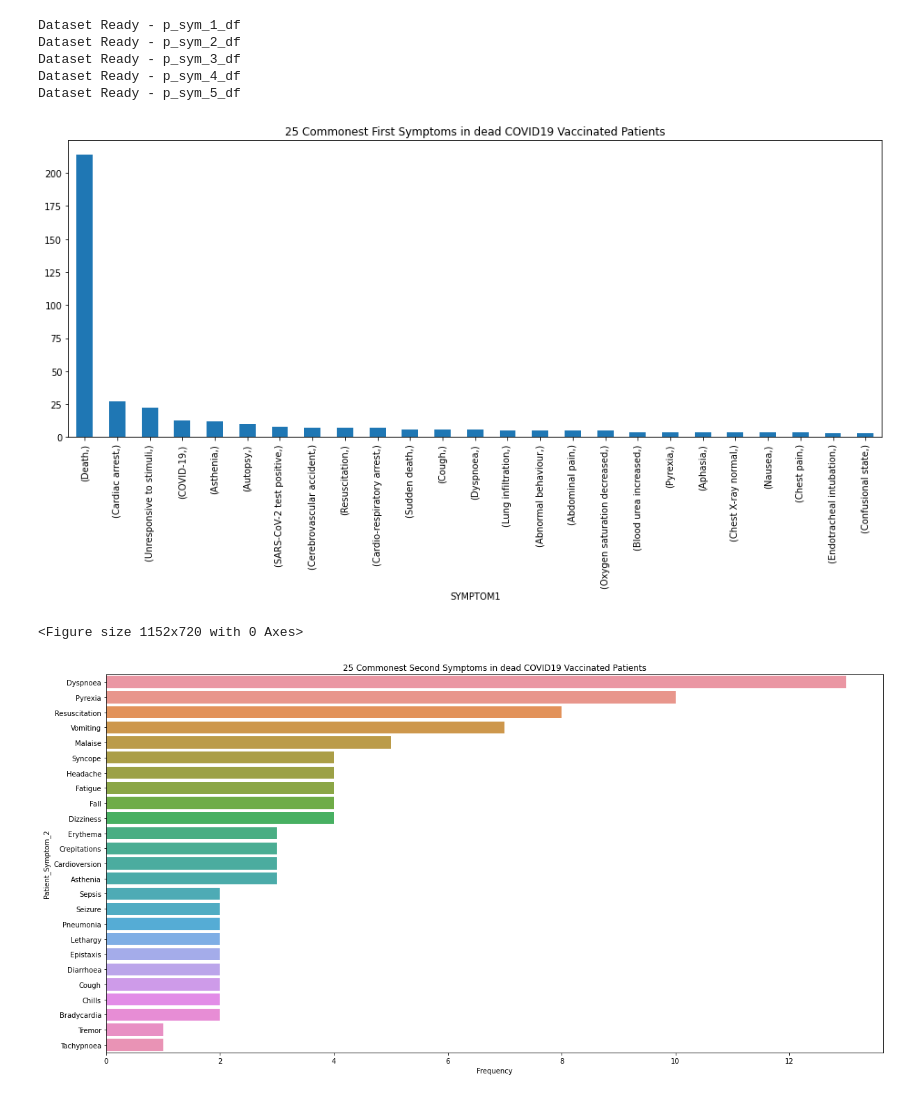
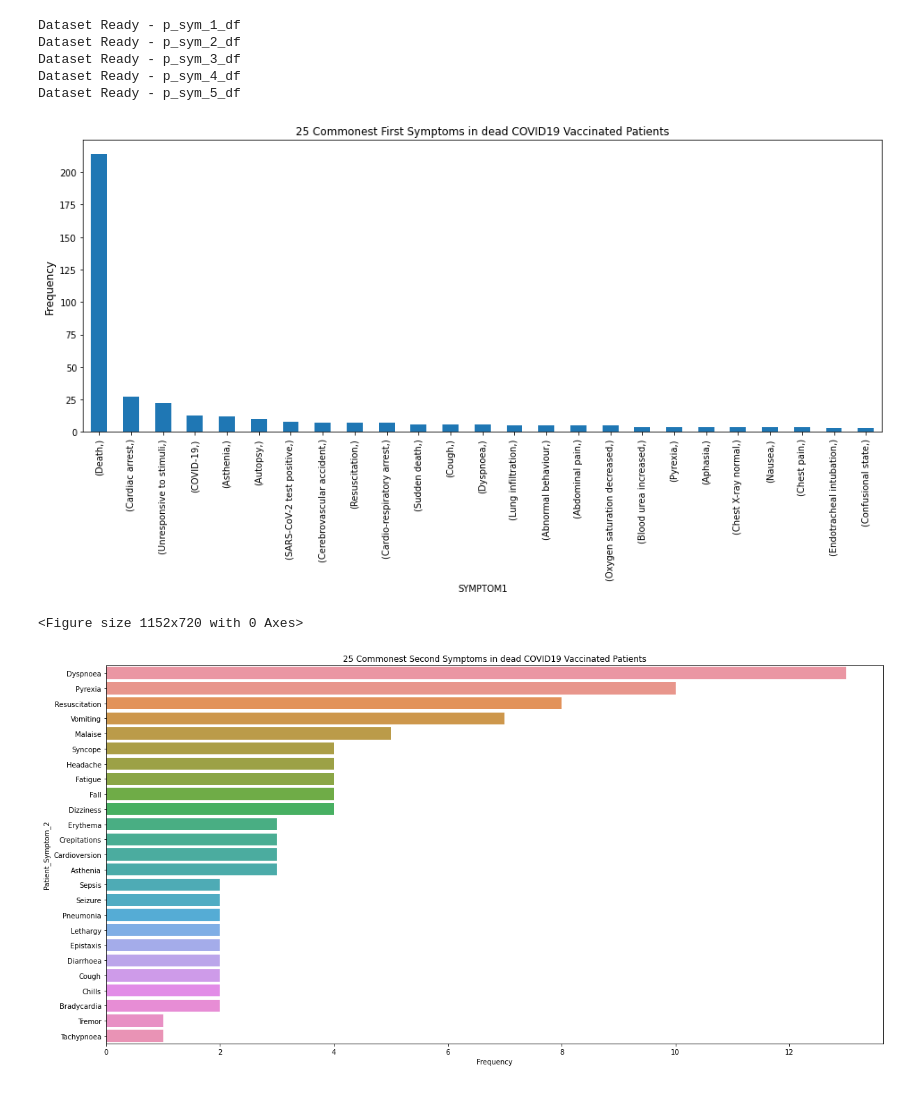
Before and after one commit to invest41/Studying_Reactions_to_Vaccines, a Jupyter notebook: Studying_Reactions_To_VACCINES.ipynb, the cells around one changed output. Saved outputs shown, nothing was run; the diff lists cells and outputs as text; code cells hidden in the pictures.

```diff
--- a/Studying_Reactions_To_VACCINES.ipynb
+++ b/Studying_Reactions_To_VACCINES.ipynb
@@ -426,16 +426,17 @@ Dataset Ready - p_sym_5_df
 # %%
 
 nb,nam = 1, 'first'
 plt.figure(figsize=(16,6))
 
 corona_vac_df[['SYMPTOM1']][new_df['DIED']==1].value_counts().head(25).plot.bar()
 
 
 plt.title(f'25 Commonest {nam.capitalize()} Symptoms in dead COVID19 Vaccinated Patients')
+plt.ylabel('Frequency', fontsize=12)
 plt.figure(figsize=(16,10))
 plt.savefig(f'commonest_{nam.lower()}_symptoms{nb}.png')
 # %% [output]
-[figure, old version]
+[figure, new version]
 <Figure size 1152x720 with 0 Axes>
 # %%
 
```
Also changed, not shown: parts of 8 cells of this notebook.
